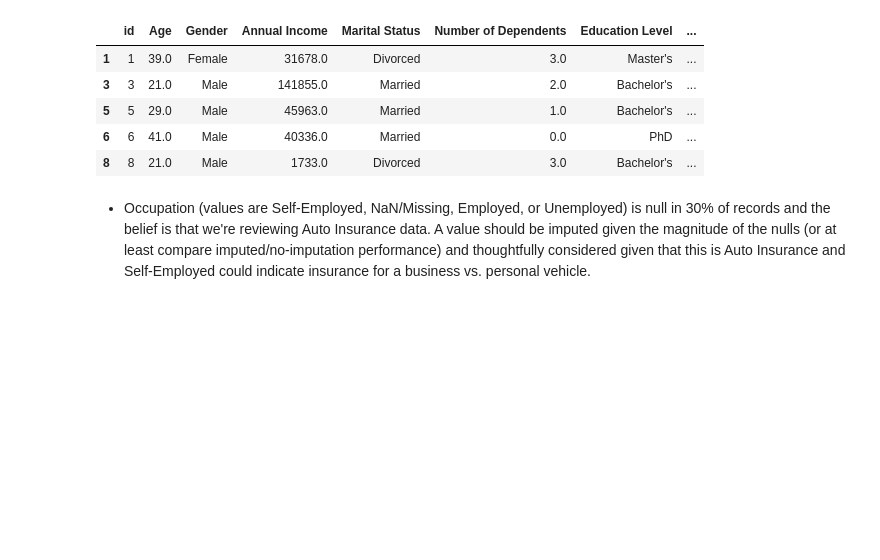
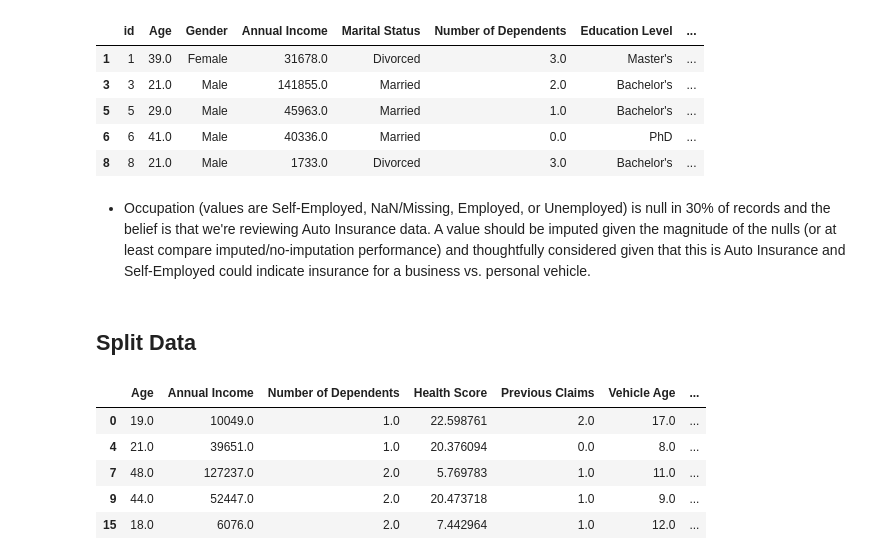
Before and after one commit to mglissmann/kaggle_playground_series_4_12, a Jupyter notebook: analysis.ipynb, the cells around one changed output. Saved outputs shown, nothing was run; the diff lists cells and outputs as text; code cells hidden in the pictures; blank space fills up the shorter version.

```diff
--- a/analysis.ipynb
+++ b/analysis.ipynb
@@ -185,3 +172,6 @@ Exercise Frequency       0.0
 Property Type            0.0
 Premium Amount           0.0
 dtype: float64
+# %%
+train_cleansed = train.dropna()
+train_sampled_cleansed = train_sampled.dropna()
@@ -212,3 +204,32 @@ train[train['Occupation'].isna()].head()
 | 8 | 8 | 21.0 | Male | 1733.0 | Divorced | 3.0 | Bachelor's | ... |
 # %% [markdown]
 - Occupation (values are Self-Employed, NaN/Missing, Employed, or Unemployed) is null in 30% of records and the belief is that we're reviewing Auto Insurance data.  A value should be imputed given the magnitude of the nulls (or at least compare imputed/no-imputation performance) and thoughtfully considered given that this is Auto Insurance and Self-Employed could indicate insurance for a business vs. personal vehicle.
+# %% [markdown]
+## Split Data
+# %%
+predictors = [
+    'Age',
+    'Annual Income',
+    'Number of Dependents',
+    'Health Score',
+    'Previous Claims',
+    'Vehicle Age',
+    'Credit Score',
+    'Insurance Duration'
+]
+
+response = [
+    'Premium Amount'
+]
+# %%
+X = train_cleansed[predictors]
+y = train_cleansed[response]
+# %%
+X.head()
+# %% [output]
+|  | Age | Annual Income | Number of Dependents | Health Score | Previous Claims | Vehicle Age | ... |
+| 0 | 19.0 | 10049.0 | 1.0 | 22.598761 | 2.0 | 17.0 | ... |
+| 4 | 21.0 | 39651.0 | 1.0 | 20.376094 | 0.0 | 8.0 | ... |
+| 7 | 48.0 | 127237.0 | 2.0 | 5.769783 | 1.0 | 11.0 | ... |
+| 9 | 44.0 | 52447.0 | 2.0 | 20.473718 | 1.0 | 9.0 | ... |
+| 15 | 18.0 | 6076.0 | 2.0 | 7.442964 | 1.0 | 12.0 | ... |
```
Also changed, not shown: parts of 25 cells of this notebook, 2 other files.
